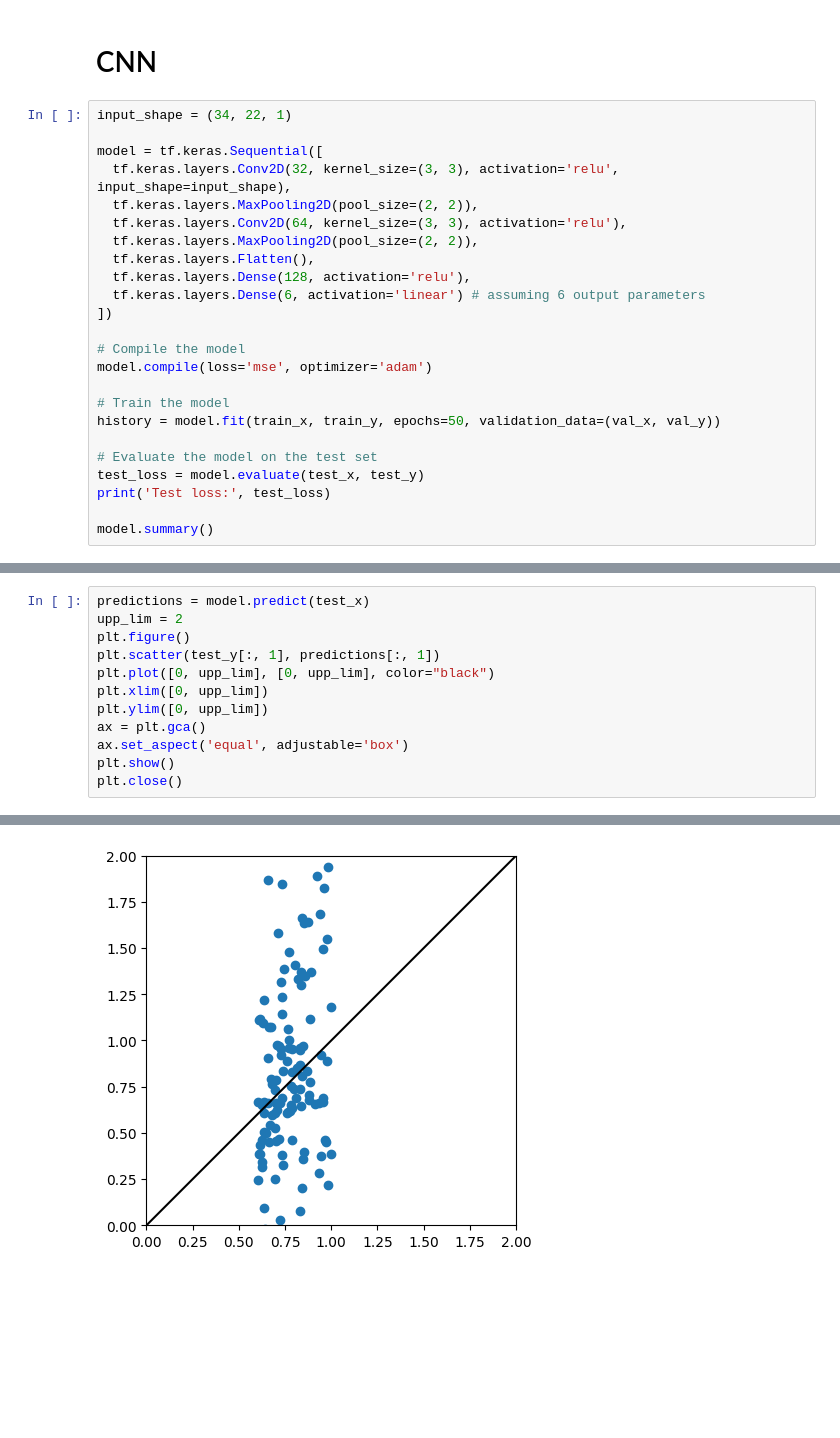
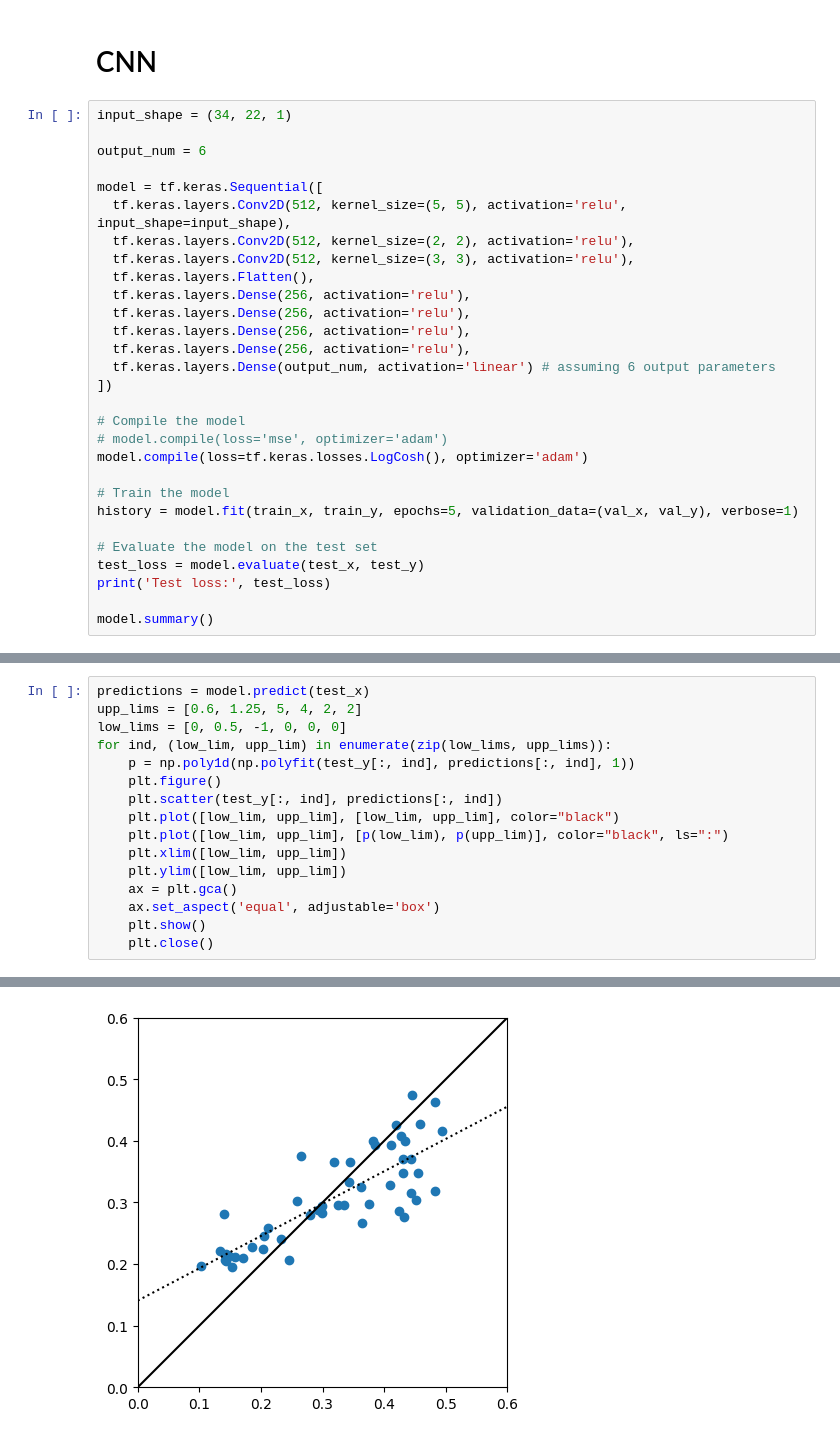
Before and after one commit to shubhagrawal30/CosmoIM, a Jupyter notebook: notebooks/neural_networks.ipynb, the cells around one changed output, grey strips where cells are left out. Cells and saved outputs as stored; diff of their text form; blank space fills up the shorter version.

```diff
--- a/notebooks/neural_networks.ipynb
+++ b/notebooks/neural_networks.ipynb
@@ -174,21 +167,26 @@ plt.close()
 # %%
 input_shape = (34, 22, 1)
 
+output_num = 6
+
 model = tf.keras.Sequential([
-  tf.keras.layers.Conv2D(32, kernel_size=(3, 3), activation='relu', input_shape=input_shape),
-  tf.keras.layers.MaxPooling2D(pool_size=(2, 2)),
-  tf.keras.layers.Conv2D(64, kernel_size=(3, 3), activation='relu'),
-  tf.keras.layers.MaxPooling2D(pool_size=(2, 2)),
+  tf.keras.layers.Conv2D(512, kernel_size=(5, 5), activation='relu', input_shape=input_shape),
+  tf.keras.layers.Conv2D(512, kernel_size=(2, 2), activation='relu'),
+  tf.keras.layers.Conv2D(512, kernel_size=(3, 3), activation='relu'),
   tf.keras.layers.Flatten(),
-  tf.keras.layers.Dense(128, activation='relu'),
-  tf.keras.layers.Dense(6, activation='linear') # assuming 6 output parameters
+  tf.keras.layers.Dense(256, activation='relu'),
+  tf.keras.layers.Dense(256, activation='relu'),
+  tf.keras.layers.Dense(256, activation='relu'),
+  tf.keras.layers.Dense(256, activation='relu'),
+  tf.keras.layers.Dense(output_num, activation='linear') # assuming 6 output parameters
 ])
 
 # Compile the model
-model.compile(loss='mse', optimizer='adam')
+# model.compile(loss='mse', optimizer='adam')
+model.compile(loss=tf.keras.losses.LogCosh(), optimizer='adam')
 
 # Train the model
-history = model.fit(train_x, train_y, epochs=50, validation_data=(val_x, val_y))
+history = model.fit(train_x, train_y, epochs=5, validation_data=(val_x, val_y), verbose=1)
 
 # Evaluate the model on the test set
 test_loss = model.evaluate(test_x, test_y)
@@ -215,14 +213,18 @@ Non-trainable params: 0
 _________________________________________________________________
 # %%
 predictions = model.predict(test_x)
-upp_lim = 2
-plt.figure()
-plt.scatter(test_y[:, 1], predictions[:, 1])
-plt.plot([0, upp_lim], [0, upp_lim], color="black")
-plt.xlim([0, upp_lim])
-plt.ylim([0, upp_lim])
-ax = plt.gca()
-ax.set_aspect('equal', adjustable='box')
-plt.show()
-plt.close()
+upp_lims = [0.6, 1.25, 5, 4, 2, 2]
+low_lims = [0, 0.5, -1, 0, 0, 0]
+for ind, (low_lim, upp_lim) in enumerate(zip(low_lims, upp_lims)):
+    p = np.poly1d(np.polyfit(test_y[:, ind], predictions[:, ind], 1))
+    plt.figure()
+    plt.scatter(test_y[:, ind], predictions[:, ind])
+    plt.plot([low_lim, upp_lim], [low_lim, upp_lim], color="black")
+    plt.plot([low_lim, upp_lim], [p(low_lim), p(upp_lim)], color="black", ls=":")
+    plt.xlim([low_lim, upp_lim])
+    plt.ylim([low_lim, upp_lim])
+    ax = plt.gca()
+    ax.set_aspect('equal', adjustable='box')
+    plt.show()
+    plt.close()
 # %% [output]
@@ -230 +232 @@ plt.close()
-[figure, old version]
+[figure, new version]
```
Also changed, not shown: parts of 9 cells of this notebook.
